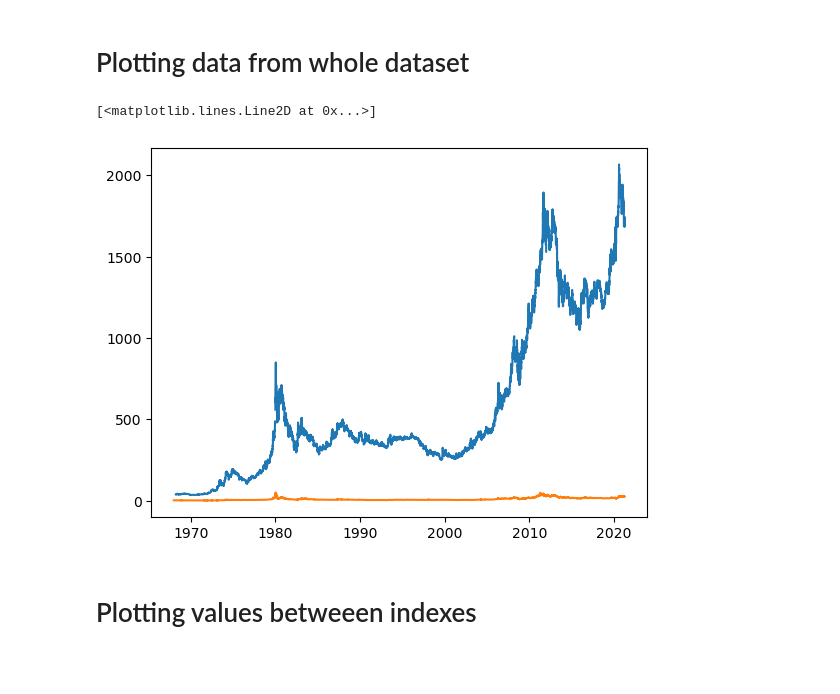
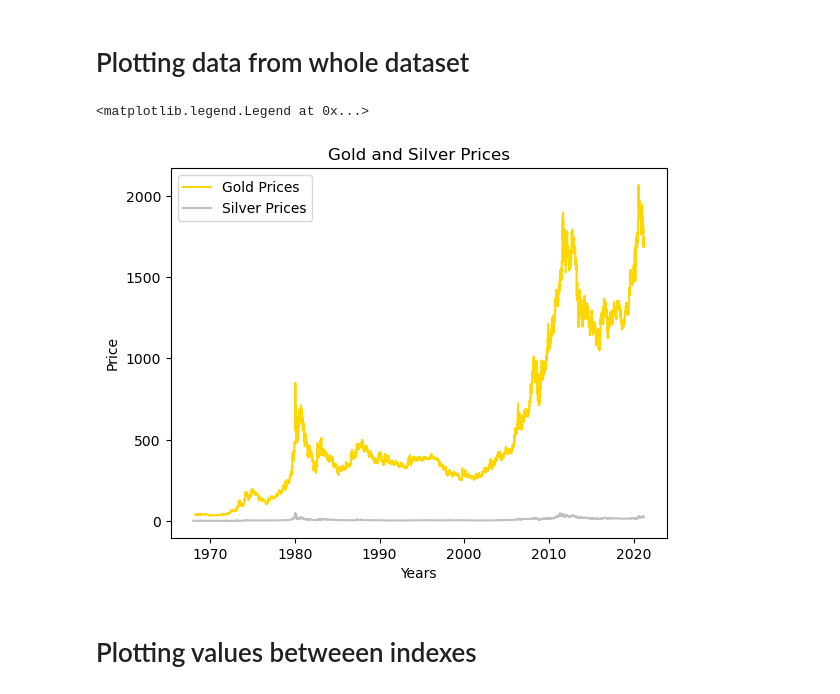
Before and after one commit to dspencer80/gold_silver, a Jupyter notebook: Gold VS Silver.ipynb, the cells around one changed output. Drawn from its saved outputs; the diff is of its cells as text; code cells hidden in the pictures; blank space fills up the shorter version.

Commit message:
Changing look of graphs

```diff
--- a/Gold VS Silver.ipynb
+++ b/Gold VS Silver.ipynb
@@ -189,11 +188,15 @@ silver
 5374 rows × 1 columns
 # %% [markdown]
 # Plotting data from whole dataset
-# %%
-plt.plot(df)
-plt.plot(df2)
-# %% [output]
-[<matplotlib.lines.Line2D at 0x...>]
-[figure, removed]
+# %%
+plt.plot(df, 'gold')
+plt.plot(df2, 'silver')
+plt.title("Gold and Silver Prices")
+plt.xlabel('Years')
+plt.ylabel('Price')
+plt.legend(["Gold Prices", "Silver Prices"])
+# %% [output]
+<matplotlib.legend.Legend at 0x...>
+[figure, added]
 # %% [markdown]
 # Plotting values betweeen indexes
```
Also changed, not shown: parts of 5 cells of this notebook.
